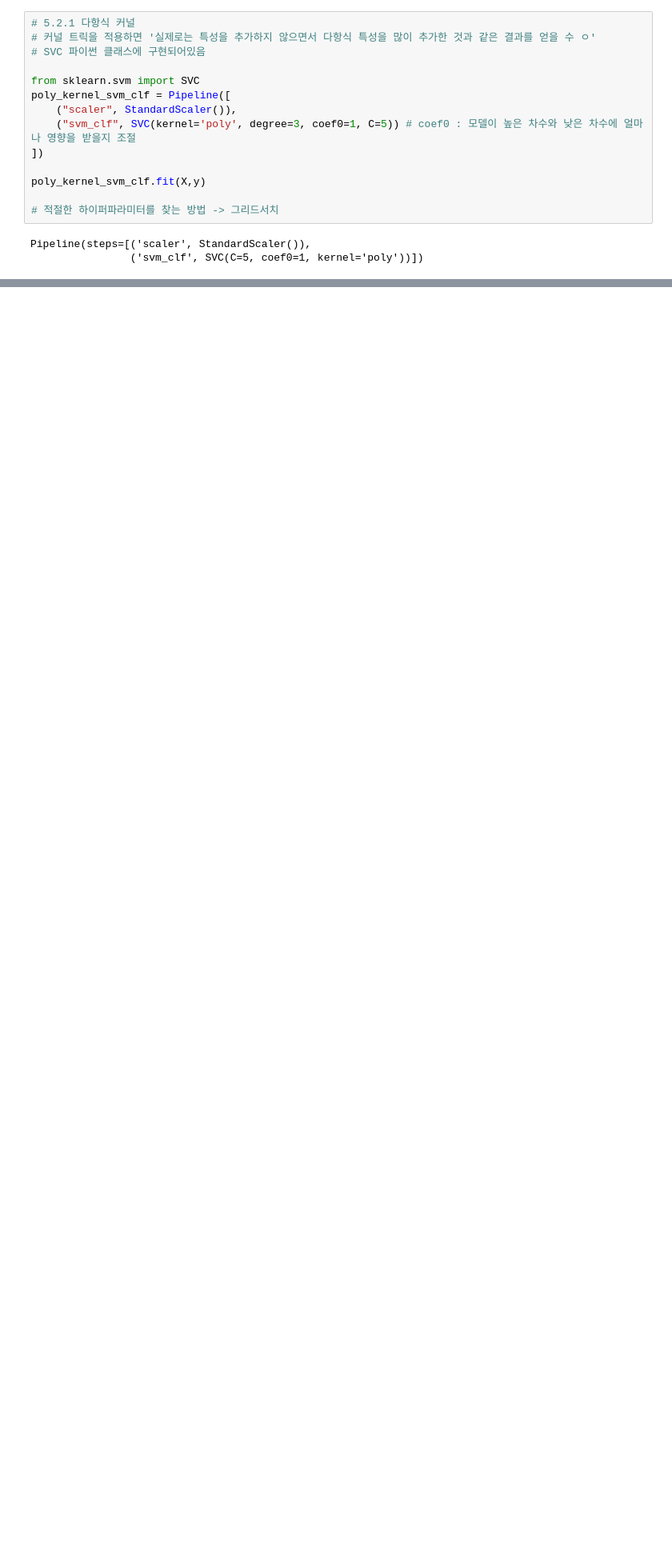
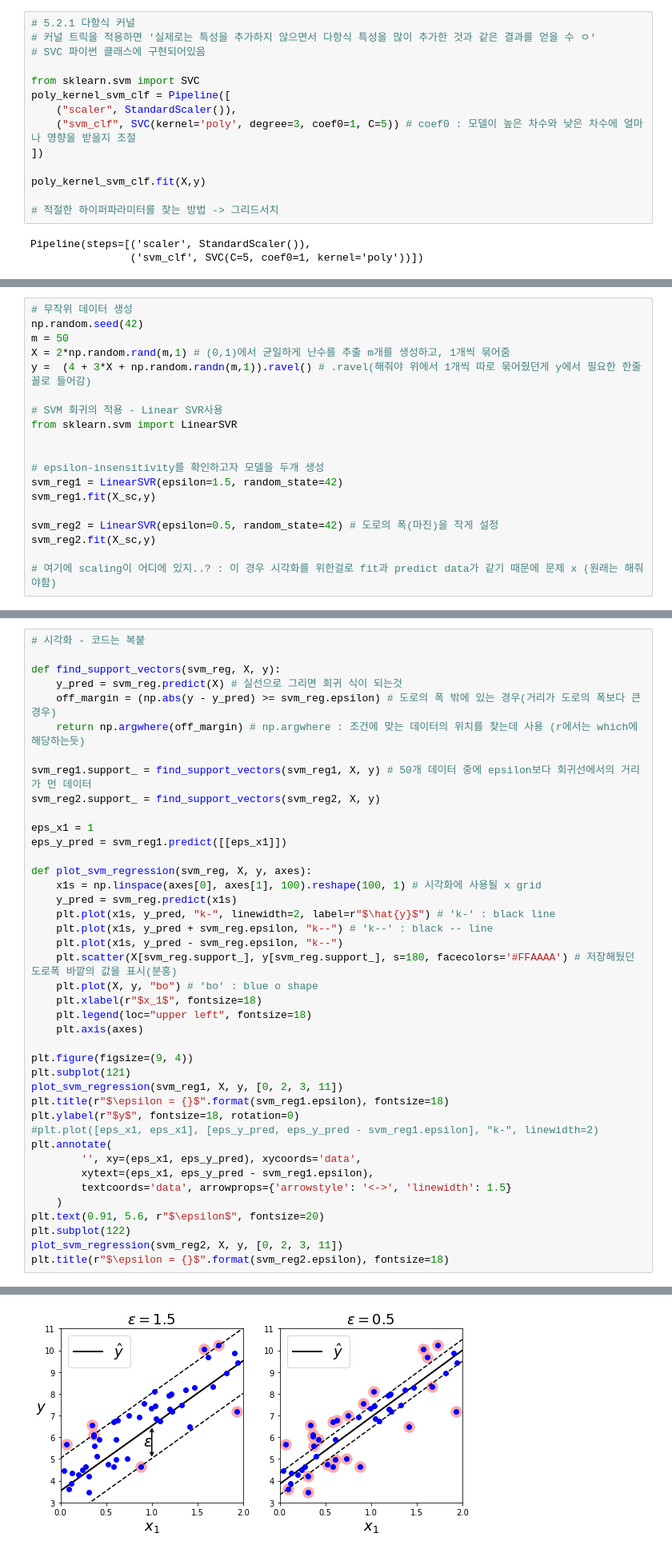
Before and after one commit to haein0224/Kaggle_Study, a Jupyter notebook: 핸즈온머신러닝/HandsOnMachinelearning_Ch5(SVM).ipynb, the cells around one changed output, grey strips where cells are left out. Shown: that part at 80% size. Cells and saved outputs as stored; diff of their text form; blank space fills up the shorter version.

```diff
--- a/핸즈온머신러닝/HandsOnMachinelearning_Ch5(SVM).ipynb
+++ b/핸즈온머신러닝/HandsOnMachinelearning_Ch5(SVM).ipynb
@@ -87,0 +120,19 @@ Pipeline(steps=[('scaler', StandardScaler()),
+# %%
+# 무작위 데이터 생성
+np.random.seed(42)
+m = 50
+X = 2*np.random.rand(m,1) # (0,1)에서 균일하게 난수를 추출 m개를 생성하고, 1개씩 묶어줌
+y =  (4 + 3*X + np.random.randn(m,1)).ravel() # .ravel(해줘야 위에서 1개씩 따로 묶어줬던게 y에서 필요한 한줄 꼴로 들어감)
+
+# SVM 회귀의 적용 - Linear SVR사용
+from sklearn.svm import LinearSVR
+
+
+# epsilon-insensitivity를 확인하고자 모델을 두개 생성
+svm_reg1 = LinearSVR(epsilon=1.5, random_state=42)
+svm_reg1.fit(X_sc,y)
+
+svm_reg2 = LinearSVR(epsilon=0.5, random_state=42) # 도로의 폭(마진)을 작게 설정
+svm_reg2.fit(X_sc,y)
+
+# 여기에 scaling이 어디에 있지..? : 이 경우 시각화를 위한걸로 fit과 predict data가 같기 때문에 문제 x (원래는 해줘야함)
@@ -87,0 +141,42 @@ Pipeline(steps=[('scaler', StandardScaler()),
+# %%
+# 시각화 - 코드는 복붙
+
+def find_support_vectors(svm_reg, X, y):
+    y_pred = svm_reg.predict(X) # 실선으로 그리면 회귀 식이 되는것
+    off_margin = (np.abs(y - y_pred) >= svm_reg.epsilon) # 도로의 폭 밖에 있는 경우(거리가 도로의 폭보다 큰 경우)
+    return np.argwhere(off_margin) # np.argwhere : 조건에 맞는 데이터의 위치를 찾는데 사용 (r에서는 which에 해당하는듯)
+
+svm_reg1.support_ = find_support_vectors(svm_reg1, X, y) # 50개 데이터 중에 epsilon보다 회귀선에서의 거리가 먼 데이터
+svm_reg2.support_ = find_support_vectors(svm_reg2, X, y)
+
+eps_x1 = 1
+eps_y_pred = svm_reg1.predict([[eps_x1]])
+
+def plot_svm_regression(svm_reg, X, y, axes):
+    x1s = np.linspace(axes[0], axes[1], 100).reshape(100, 1) # 시각화에 사용될 x grid
+    y_pred = svm_reg.predict(x1s)
+    plt.plot(x1s, y_pred, "k-", linewidth=2, label=r"$\hat{y}$") # 'k-' : black line
+    plt.plot(x1s, y_pred + svm_reg.epsilon, "k--") # 'k--' : black -- line
+    plt.plot(x1s, y_pred - svm_reg.epsilon, "k--")
+    plt.scatter(X[svm_reg.support_], y[svm_reg.support_], s=180, facecolors='#FFAAAA') # 저장해뒀던 도로폭 바깥의 값을 표시(분홍)
+    plt.plot(X, y, "bo") # 'bo' : blue o shape
+    plt.xlabel(r"$x_1$", fontsize=18)
+    plt.legend(loc="upper left", fontsize=18)
+    plt.axis(axes)
+
+plt.figure(figsize=(9, 4))
+plt.subplot(121)
+plot_svm_regression(svm_reg1, X, y, [0, 2, 3, 11])
+plt.title(r"$\epsilon = {}$".format(svm_reg1.epsilon), fontsize=18)
+plt.ylabel(r"$y$", fontsize=18, rotation=0)
+#plt.plot([eps_x1, eps_x1], [eps_y_pred, eps_y_pred - svm_reg1.epsilon], "k-", linewidth=2)
+plt.annotate(
+        '', xy=(eps_x1, eps_y_pred), xycoords='data',
+        xytext=(eps_x1, eps_y_pred - svm_reg1.epsilon),
+        textcoords='data', arrowprops={'arrowstyle': '<->', 'linewidth': 1.5}
+    )
+plt.text(0.91, 5.6, r"$\epsilon$", fontsize=20)
+plt.subplot(122)
+plot_svm_regression(svm_reg2, X, y, [0, 2, 3, 11])
+plt.title(r"$\epsilon = {}$".format(svm_reg2.epsilon), fontsize=18)
+# %% [output]
@@ -87,0 +184 @@ Pipeline(steps=[('scaler', StandardScaler()),
+[figure, added]
```
Also changed, not shown: parts of 7 cells of this notebook.
